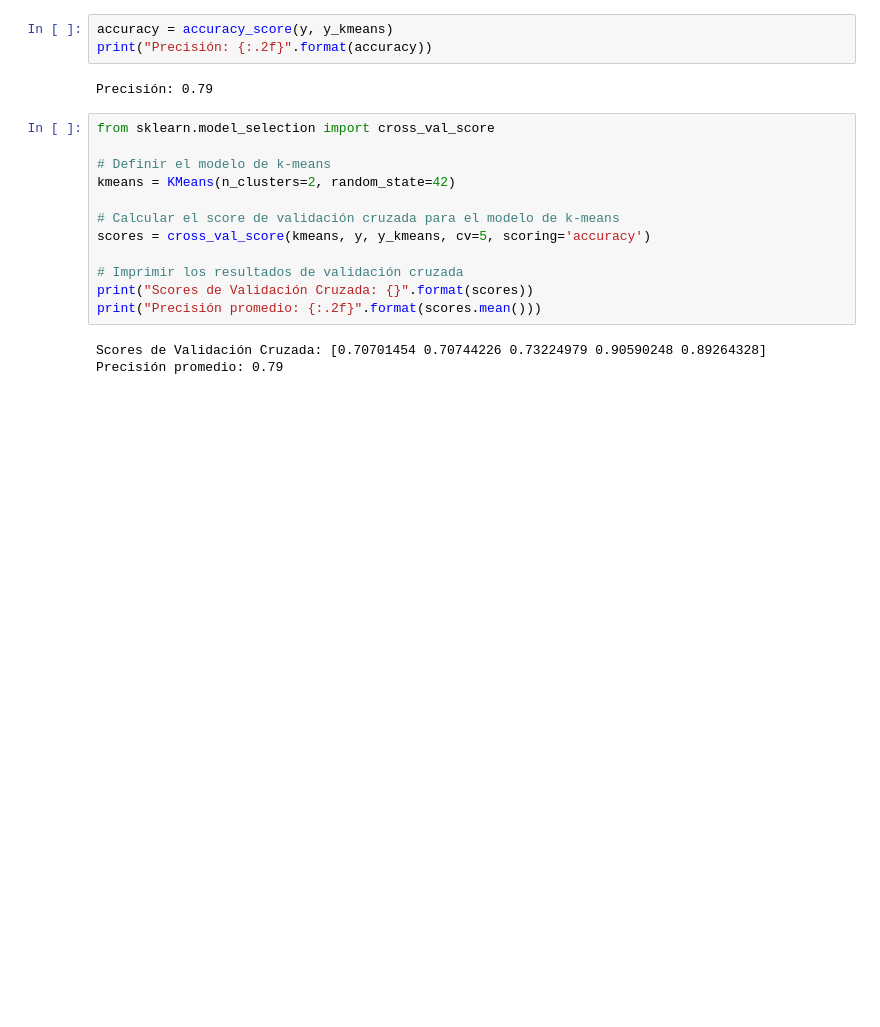
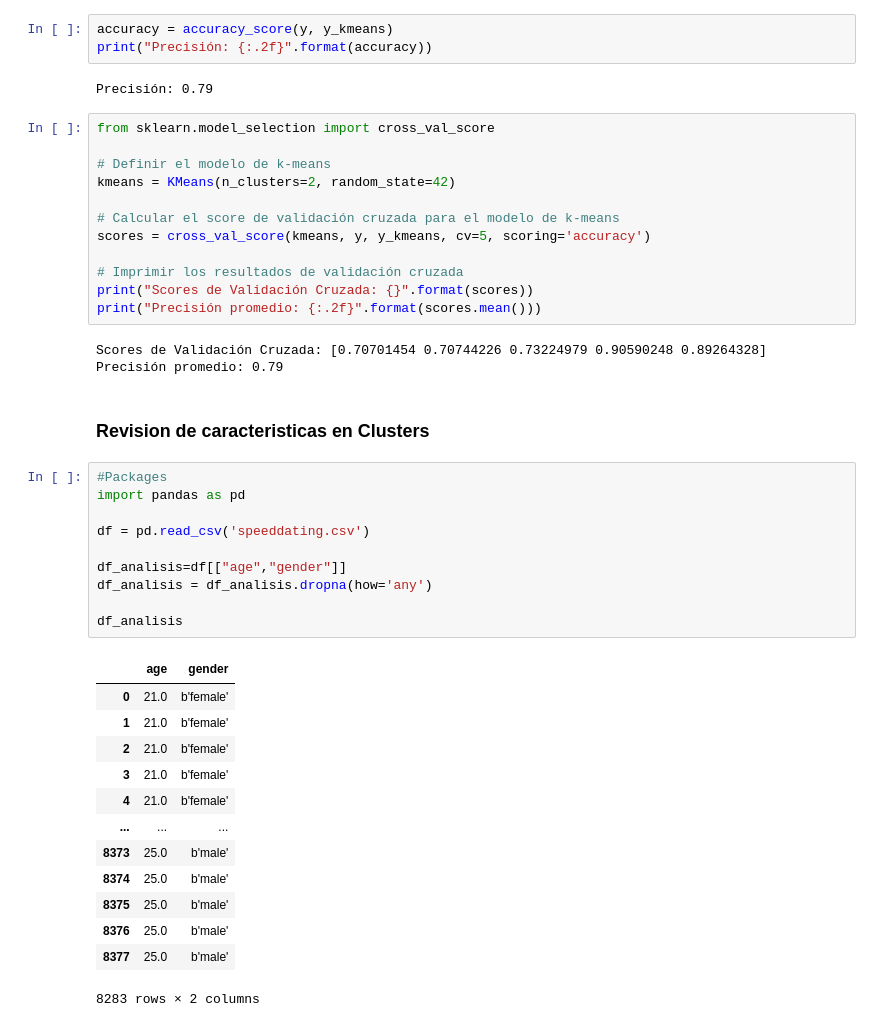
Before and after one commit to williamasesoftware/Clustering, a Jupyter notebook: k_means_dating.ipynb, the cells around one changed output. Drawn from its saved outputs; the diff is of its cells as text; blank space fills up the shorter version.

```diff
--- a/k_means_dating.ipynb
+++ b/k_means_dating.ipynb
@@ -252,3 +252,29 @@ print("Precisión promedio: {:.2f}".format(scores.mean()))
 # %% [output]
 Scores de Validación Cruzada: [0.70701454 0.70744226 0.73224979 0.90590248 0.89264328]
 Precisión promedio: 0.79
+# %% [markdown]
+### Revision de caracteristicas en Clusters
+# %%
+#Packages
+import pandas as pd
+
+df = pd.read_csv('speeddating.csv')
+
+df_analisis=df[["age","gender"]]
+df_analisis = df_analisis.dropna(how='any')
+
+df_analisis
+# %% [output]
+|  | age | gender |
+| 0 | 21.0 | b'female' |
+| 1 | 21.0 | b'female' |
+| 2 | 21.0 | b'female' |
+| 3 | 21.0 | b'female' |
+| 4 | 21.0 | b'female' |
+| ... | ... | ... |
+| 8373 | 25.0 | b'male' |
+| 8374 | 25.0 | b'male' |
+| 8375 | 25.0 | b'male' |
+| 8376 | 25.0 | b'male' |
+| 8377 | 25.0 | b'male' |
+8283 rows × 2 columns
```
Also changed, not shown: parts of 4 cells of this notebook.
